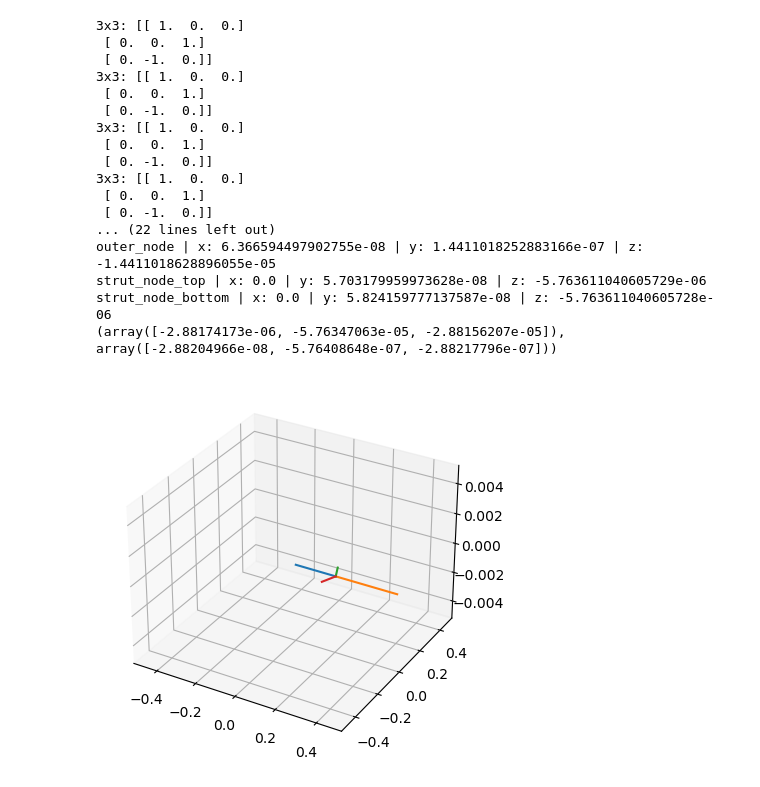
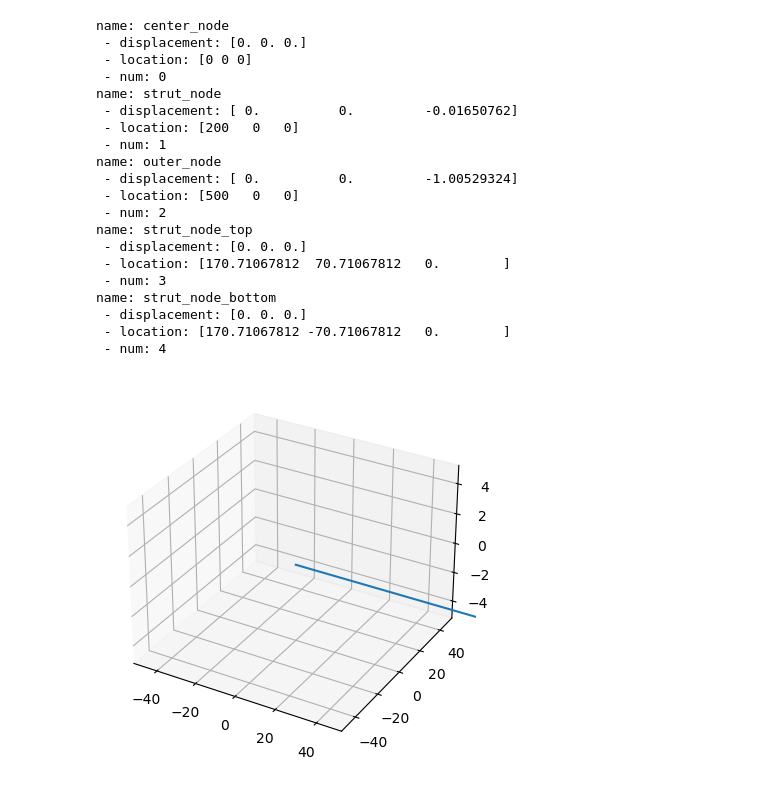
Before and after one commit to NathanielHargan/UAV_Optimization, a Jupyter notebook: PlotDrone3D.ipynb, the cells around one changed output. Drawn from its saved outputs; the diff is of its cells as text; code cells hidden in the pictures.

```diff
--- a/PlotDrone3D.ipynb
+++ b/PlotDrone3D.ipynb
@@ -8,9 +8,9 @@ import Scripts.FEA_3D as FEA_3D
 
 def plot_drone_geometry(drone,q):
     ax = plt.figure().add_subplot(projection='3d')
-    ax.set_xlim([-0.5, 0.5])
-    ax.set_ylim([-0.5, 0.5])
-    ax.set_zlim([-0.005, 0.005])
+    ax.set_xlim([-50, 50])
+    ax.set_ylim([-50, 50])
+    ax.set_zlim([-5, 5])
     drone_geo = drone.beam_system
     node_loc = []
     for i in range(len(drone_geo.nodes)):
@@ -36,76 +36,58 @@ def plot_drone_geometry(drone,q):
         Y = np.empty(q)
         Z = np.empty(q)
         for i in range(q):
             N_X = FEA_3D.shape_function(X_len * i / q, X_len)
             N_Y = FEA_3D.shape_function(Y_len * i / q, Y_len)
             N_Z = FEA_3D.shape_function(Z_len * i / q, Z_len)
             X[i] = node_0_x + N_X[0] * beam.x_displacement[0] + N_X[1] * beam.x_angles[0] + N_X[2] * beam.x_displacement[1] + N_X[3] * beam.x_angles[1]
             Y[i] = node_0_y + N_Y[0] * beam.y_displacement[0] + N_Y[1] * beam.y_angles[0] +  N_Y[2] * beam.y_displacement[1] + N_Y[3] * beam.y_angles[1]
             Z[i] = node_0_z + N_Z[0] * beam.z_displacement[0] + N_Z[1] * beam.z_angles[0] + N_Z[2] * beam.z_displacement[1] + N_Z[3] * beam.z_angles[1]
         '''
         ax.plot([beam.start_node.location[0] + beam.x_displacements_global[0], beam.end_node.location[0] + beam.x_displacements_global[1]],
                 [beam.start_node.location[1] + beam.y_displacements_global[0], beam.end_node.location[1] + beam.y_displacements_global[1]],
                 [beam.start_node.location[2] + beam.z_displacements_global[0], beam.end_node.location[2] + beam.z_displacements_global[1]])
 
 
 d1 = Drone("drone_test")
 arm_beam = BeamType("annulus", [25, 20], "Aluminum7075-T6", "arm_beam")
 strut_beam = BeamType("annulus", [30, 20], "Aluminum7075-T6", "strut_beam")
 
-d1.create_drone_slice_nodes(0.5,0.2,8)           # nominal radius | strut rad | number of blades
+d1.create_drone_slice_nodes(500,200,8)           # nominal radius | strut rad | number of blades
 # d1.rotate_drone_nodes(0,math.pi/5,math.pi/60)      # x-axis | y-axis | z-axis
 d1.create_drone_slice_beams(arm_beam,strut_beam) # arm beam | strut beam
 
-d1.beam_system.add_force(np.array([10,10,-1000]),"outer_node")
+d1.beam_system.add_force(np.array([0,0,-1000]),"outer_node")
 
 d1.boundary_conditions_slice()
 
-
-#print(d1.beam_system.dp)
-#print(np.shape(d1.beam_system.rp))
-#print(np.shape(d1.beam_system.du))
-#print(np.shape(d1.beam_system.dp))
-
 d1.solve_fea()
-#print(d1.beam_system.ru)
-#print(d1.beam_system.rp)
-
-#print(d1.beam_system.du)
-#print(d1.beam_system.dp)
 
 plot_drone_geometry(d1,10)
 
-for node_num, node in enumerate(d1.beam_system.node_names):
-    print(node +
-          " | x: " + str(d1.beam_system.x_displacements[node_num]) +
-          " | y: " + str(d1.beam_system.y_displacements[node_num]) +
-          " | z: " + str(d1.beam_system.z_displacements[node_num]))
-
-print(d1.beam_system.beams[0].return_shape_functions(0.5))
-
-#print(d1.beam_system.force_moment_vector)
-#print(d1.beam_system.displacement_angle_vector)
-#print(d1.beam_system.node_names) good
-#print(d1.beam_system.force_node_indexes) good
-#print(d1.beam_system.ru)
-#print(d1.beam_system.displacement_angle_vector)
-#print(d1.beam_system.kup)
+for node_num, node in enumerate(d1.beam_system.nodes):
+    print("name: " + str(d1.beam_system.nodes[node_num].name))
+    print(" - displacement: " + str(d1.beam_system.nodes[node_num].result_displacement))
+    print(" - location: " + str(d1.beam_system.nodes[node_num].location))
+    print(" - num: " + str(node_num))
 # %% [output]
-3x3: [[ 1.  0.  0.]
- [ 0.  0.  1.]
- [ 0. -1.  0.]]
-3x3: [[ 1.  0.  0.]
- [ 0.  0.  1.]
- [ 0. -1.  0.]]
-3x3: [[ 1.  0.  0.]
- [ 0.  0.  1.]
- [ 0. -1.  0.]]
-3x3: [[ 1.  0.  0.]
- [ 0.  0.  1.]
- [ 0. -1.  0.]]
-... (22 lines left out)
-outer_node | x: 6.366594497902755e-08 | y: 1.4411018252883166e-07 | z: -1.4411018628896055e-05
-strut_node_top | x: 0.0 | y: 5.703179959973628e-08 | z: -5.763611040605729e-06
-strut_node_bottom | x: 0.0 | y: 5.824159777137587e-08 | z: -5.763611040605728e-06
-(array([-2.88174173e-06, -5.76347063e-05, -2.88156207e-05]), array([-2.88204966e-08, -5.76408648e-07, -2.88217796e-07]))
+name: center_node
+ - displacement: [0. 0. 0.]
+ - location: [0 0 0]
+ - num: 0
+name: strut_node
+ - displacement: [ 0.          0.         -0.01650762]
+ - location: [200   0   0]
+ - num: 1
+name: outer_node
+ - displacement: [ 0.          0.         -1.00529324]
+ - location: [500   0   0]
+ - num: 2
+name: strut_node_top
+ - displacement: [0. 0. 0.]
+ - location: [170.71067812  70.71067812   0.        ]
+ - num: 3
+name: strut_node_bottom
+ - displacement: [0. 0. 0.]
+ - location: [170.71067812 -70.71067812   0.        ]
+ - num: 4
-[figure, old version]
+[figure, new version]
```
Also changed, not shown: 7 other files.
